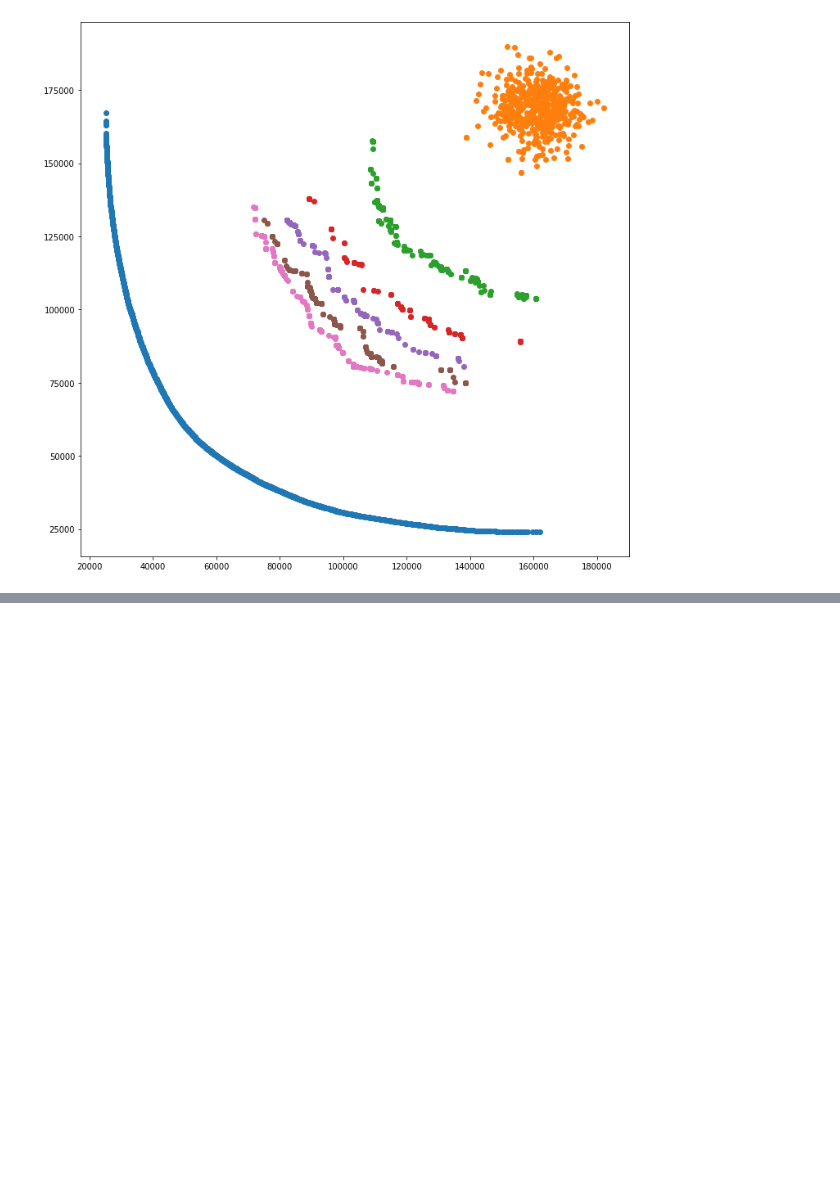
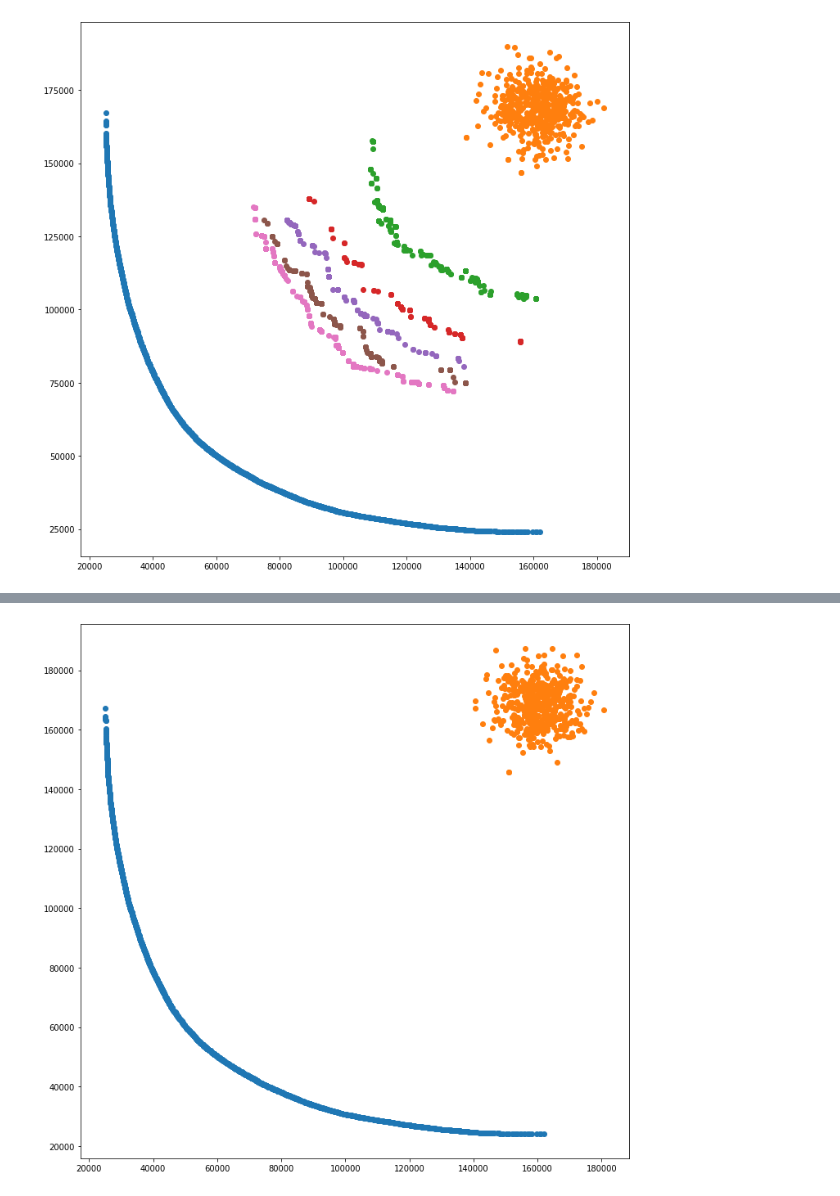
Before and after one commit to AdrianUrbanski/MOTSP, a Jupyter notebook: MOTSP.ipynb, the cells around one changed output, grey strips where cells are left out. Saved outputs shown, nothing was run; the diff lists cells and outputs as text; code cells hidden in the pictures; blank space fills up the shorter version.

Commit message:
Add CUDA kernel for evaluation of objective function

```diff
--- a/MOTSP.ipynb
+++ b/MOTSP.ipynb
@@ -394,0 +444,20 @@ for t in tqdm(range(n_iters)):
+# %%
+@cuda.jit
+def evaluate_objective_function(population, d_A, res):
+    i, j = cuda.blockIdx.x, cuda.threadIdx.x
+    p = cuda.threadIdx.y
+
+    pop_size, chrom_len = population.shape
+    if (i >= pop_size) or (j >= chrom_len):
+        return
+
+    idx = population[i][j]
+    next_idx = population[i][(j+1)%chrom_len]
+    value = d_A[p][idx][next_idx]
+    d = 16
+    while d>0:
+        value += cuda.shfl_down_sync(0xffffffff, value, d)
+        d >>= 1
+    if (j % 32) == 0:
+        cuda.atomic.add(res, (i, p), value)
+    return
@@ -394,0 +496,46 @@ for t in tqdm(range(n_iters)):
+# %%
+chrom_len = 100
+pop_size = 512
+obj_num = 2
+n_iters = 5
+
+init_pop = np.empty((pop_size, chrom_len), dtype='int32')
+
+for i in range(pop_size):
+    ind = np.random.permutation(chrom_len)
+    init_pop[i] = ind
+
+init_vals = np.zeros((pop_size, obj_num), dtype='int32')
+blockdim = (128, obj_num)
+evaluate_objective_function[pop_size, blockdim](init_pop, d_distance, init_vals)
+
+nsga_ii = NSGA_II(chrom_len, pop_size, obj_num, init_pop, init_vals)
+
+plt.figure(figsize=(12,12))
+plt.scatter(solutionsAB[:, 0], solutionsAB[:, 1])
+
+for t in range(n_iters):
+    print("Iteration: ", t)
+
+    if(np.mod(t, 5) == 0):
+        current_pop = nsga_ii.get_population()
+        current_vals = np.zeros((pop_size, obj_num), dtype='int32')
+        blockdim = (128, obj_num)
+        evaluate_objective_function[pop_size, blockdim](current_pop, d_distance, current_vals)
+        plt.scatter(current_vals[:, 0], current_vals[:, 1])
+
+    time0 = time.time()
+    children = nsga_ii.generate_children(PMX, reverse_sequence_mutation)
+    children = children.astype('int32')
+    print("Children generation: ", time.time() - time0)
+
+    time0 = time.time()
+    children_vals = np.zeros((children.shape[0], obj_num), dtype='int32')
+    blockdim = (128, obj_num)
+    evaluate_objective_function[pop_size, blockdim](children, d_distance, children_vals)
+    print("Evaluation of objective function: ", time.time() - time0)
+
+    time0 = time.time()
+    nsga_ii.replace_population(children, children_vals)
+    print("Population replacement: ", time.time() - time0)
+# %% [output]
@@ -394,0 +562 @@ for t in tqdm(range(n_iters)):
+[figure, added]
```
Also changed, not shown: parts of 14 cells of this notebook.
